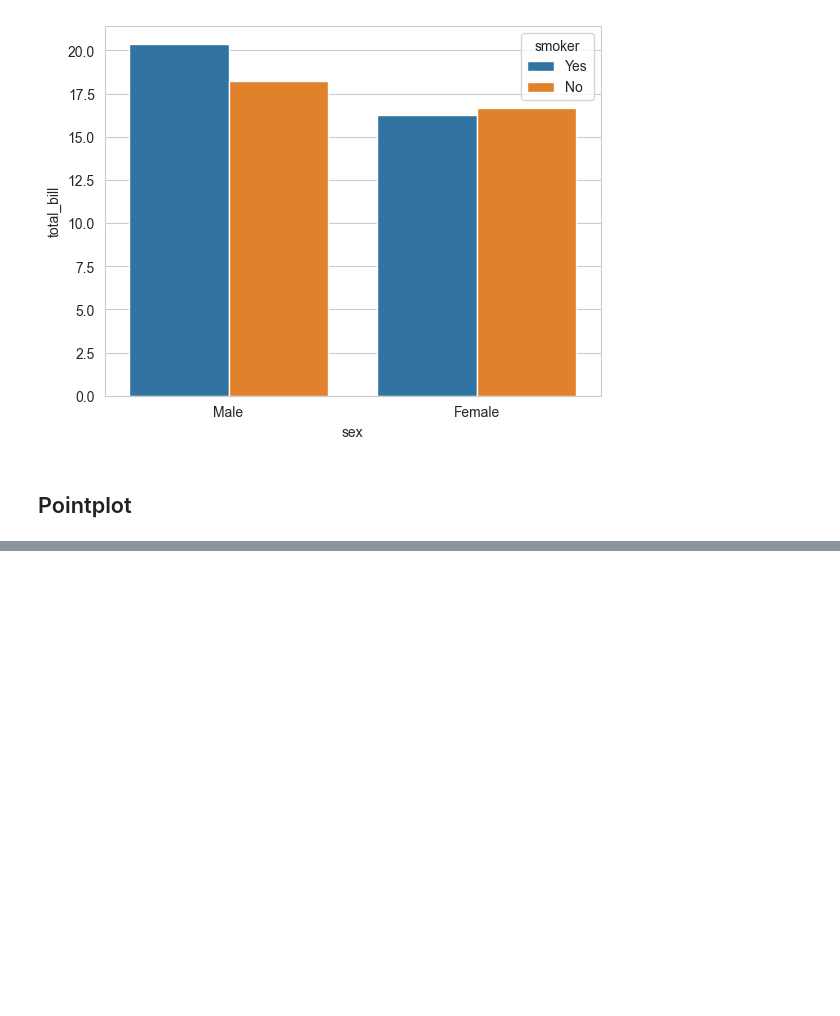
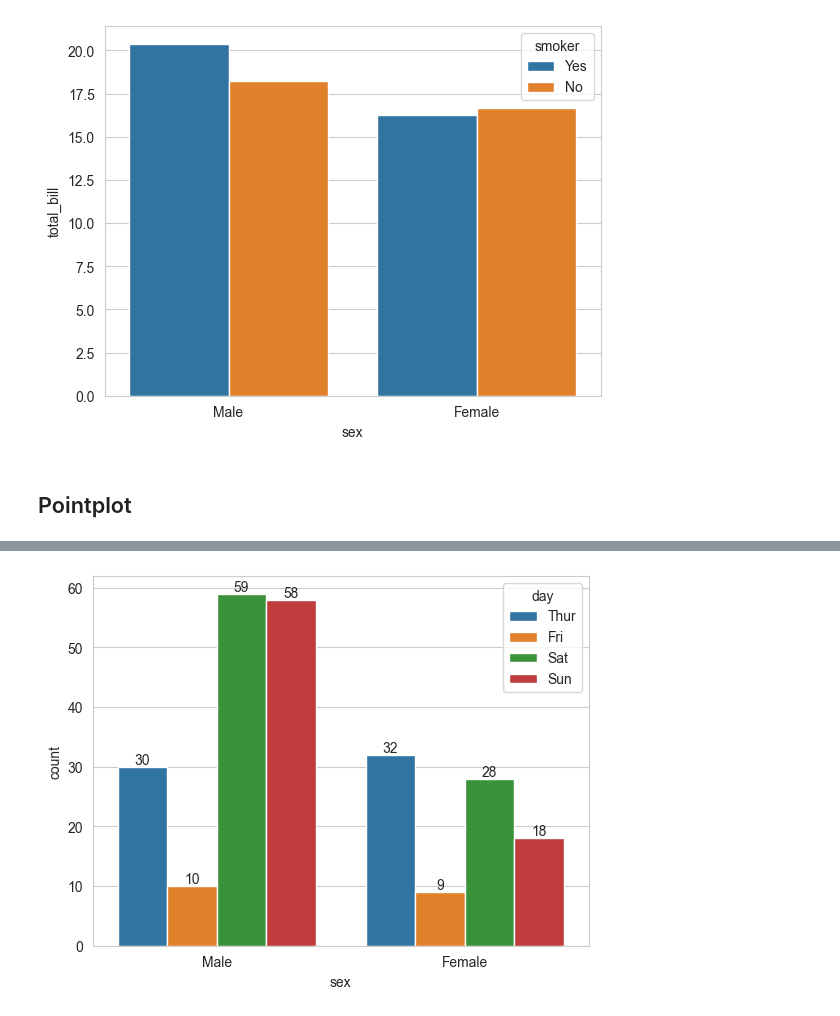
Before and after one commit to mohammadkhorshed/python-practice, a Jupyter notebook: seaborn/seaborn_learning.ipynb, the cells around one changed output, grey strips where cells are left out. Cells and saved outputs as stored; diff of their text form; code cells hidden in the pictures; blank space fills up the shorter version.

```diff
--- a/seaborn/seaborn_learning.ipynb
+++ b/seaborn/seaborn_learning.ipynb
@@ -518,0 +536,7 @@ sns.pointplot(data=tips, x='sex', y='total_bill', hue='smoker', estimator='media
+# %%
+ax = sns.countplot(data=tips, x='sex', hue='day')
+
+for container in ax.containers:
+    ax.bar_label(container, fontsize=10)
+# %% [output]
+[figure, added]
```
Also changed, not shown: parts of 10 cells of this notebook.
